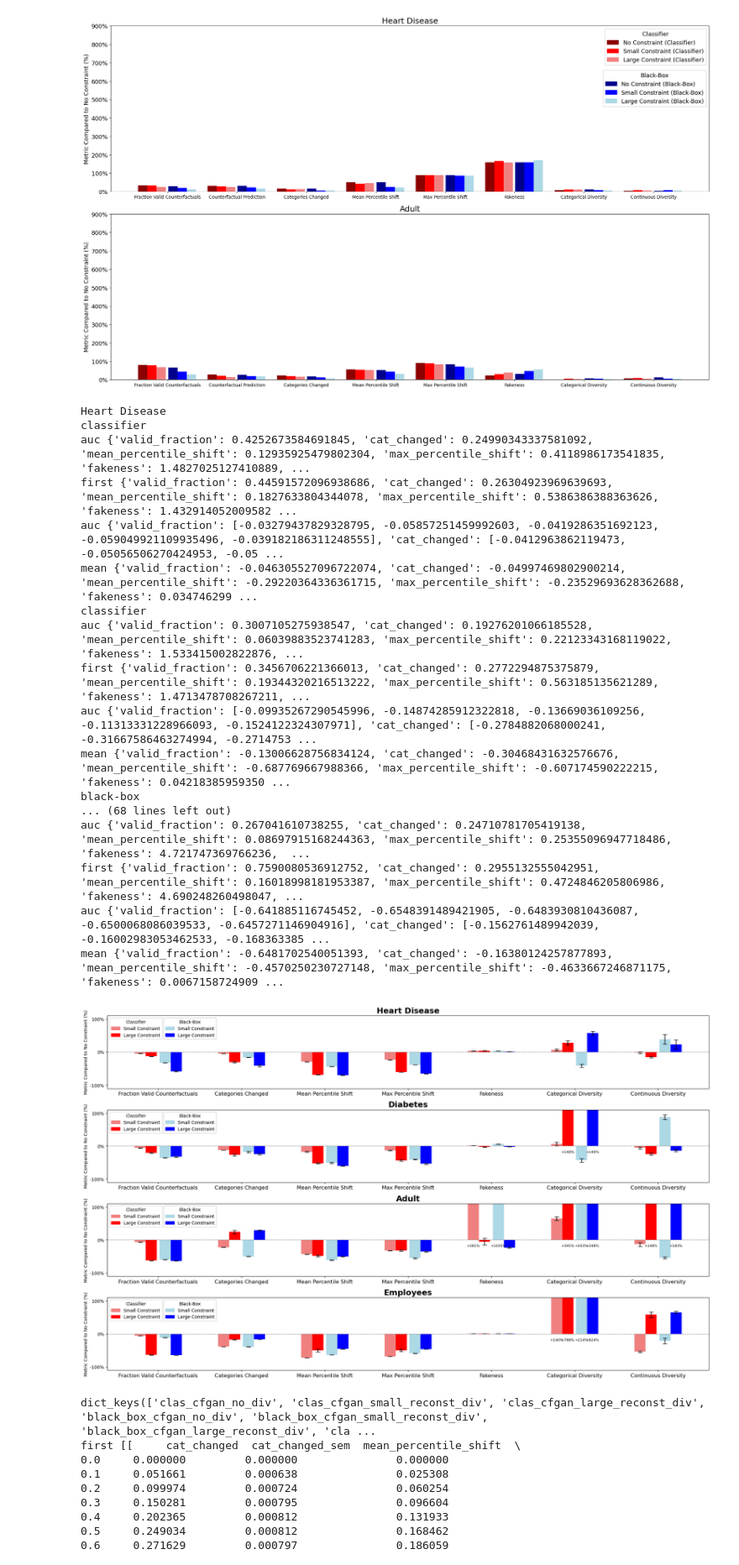
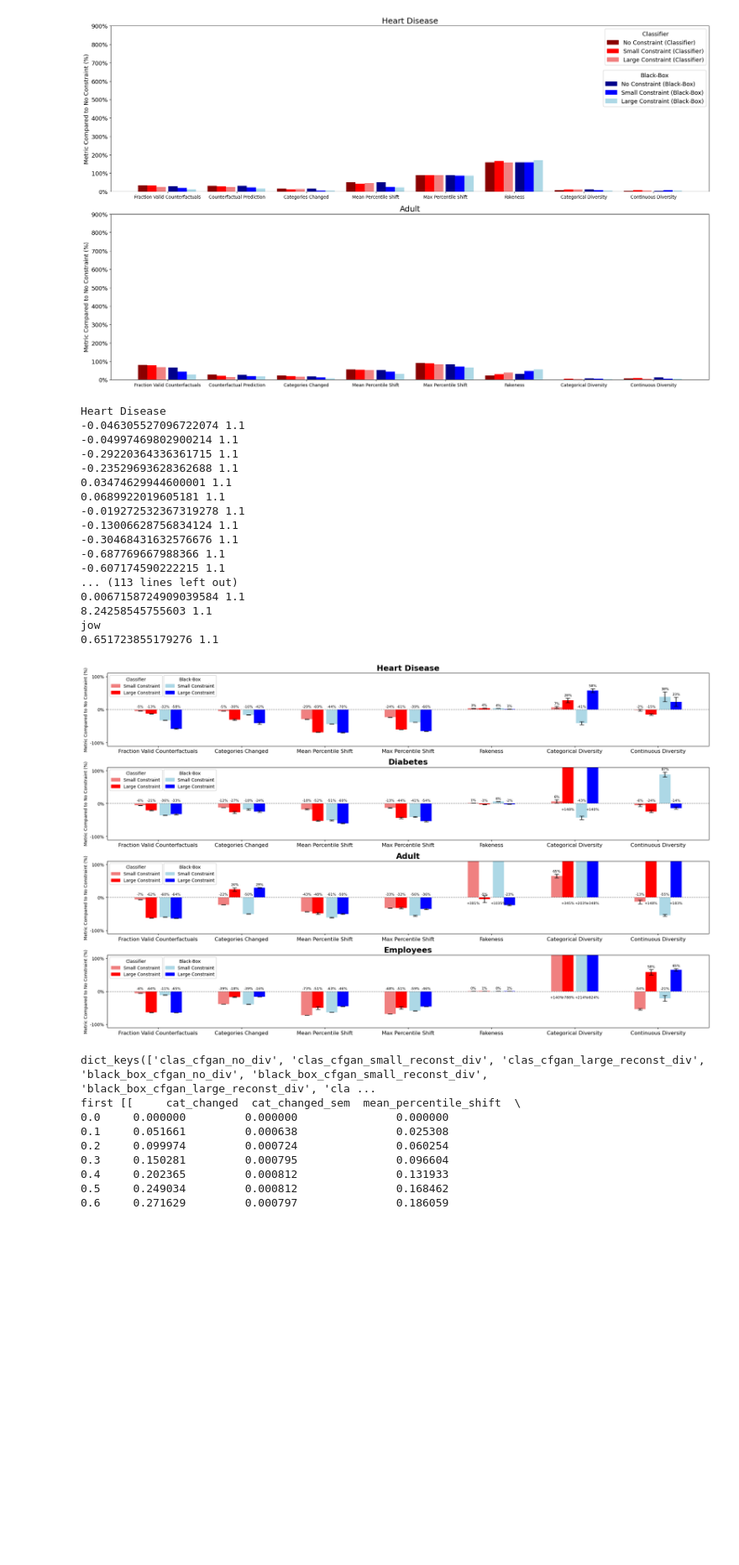
Before and after one commit to stighellemans/fcegan, a Jupyter notebook: examples/plotting.ipynb, the cells around one changed output. Shown at 84% size. Drawn from its saved outputs; the diff is of its cells as text; code cells hidden in the pictures; blank space fills up the shorter version.

```diff
--- a/examples/plotting.ipynb
+++ b/examples/plotting.ipynb
@@ -586,18 +586,33 @@ for ax, (dataset_name, dataset_flexibilities) in zip(axes, plot_flexibilities.it
     print(dataset_name)
     for i, ((exp, type), color, label) in enumerate(zip(types.items(), colors, labels)):
         auc_values = {col: np.mean([(auc(flex.index, flex[col])) for flex in dataset_flexibilities[exp]]) for col in metrics}
-        print(type)
-        print("auc", auc_values)
-        print("first", first[i % 2])
         auc_values = {col: [(auc(flex.index, flex[col]) - first[i % 2][col]) / abs(first[i % 2][col]) for flex in dataset_flexibilities[exp]] for col in metrics}
-        print("auc", auc_values)
         mean_auc_values = {col: np.mean(auc_values[col]) for col in metrics}
-        print("mean", mean_auc_values)
         sem_auc_values = {col: np.std(auc_values[col]) / np.sqrt(len(auc_values[col])) for col in metrics}
 
         group_index = i // 2  # Determine the group index
         bar_positions_shifted = bar_positions * category_space + i * bar_width + group_index * group_space
-        ax.bar(bar_positions_shifted, list(mean_auc_values.values()), yerr=list(sem_auc_values.values()), width=bar_width, label=label, color=color, capsize=5)
+        bars = ax.bar(bar_positions_shifted, list(mean_auc_values.values()), yerr=list(sem_auc_values.values()), width=bar_width, label=label, color=color, capsize=5)
+        ax.set_ylim(-1.1, 1.1)
+
+        # Add markers for values outside the y-limits
+        for bar, error in zip(bars, list(sem_auc_values.values())):
+            height = bar.get_height()
+            print(height, ax.get_ylim()[1])
+
+            if height > ax.get_ylim()[1]:
+                print("jow")
+                ax.annotate(f'+{height*100:.0f}%', xy=(bar.get_x() + bar.get_width() / 2, 0),
+                            xytext=(0, -10), textcoords="offset points", ha='center', va='top', color='black', fontsize=8)
+            elif height < ax.get_ylim()[0]:
+                ax.annotate(f'{height*100:.0f}%', xy=(bar.get_x() + bar.get_width() / 2, 0),
+                            xytext=(0, 3), textcoords="offset points", ha='center', va='bottom', color='black', fontsize=8)
+            elif height > 0:
+                ax.annotate(f'{height*100:.0f}%', xy=(bar.get_x() + bar.get_width() / 2, height + error),
+                            xytext=(0, 3), textcoords="offset points", ha='center', va='bottom', color='black', fontsize=8)
+            else:
+                ax.annotate(f'{height*100:.0f}%', xy=(bar.get_x() + bar.get_width() / 2, 0),
+                            xytext=(0, 3), textcoords="offset points", ha='center', va='bottom', color='black', fontsize=8)
 
     # Set y-ticks to be per 100% step
     ax.yaxis.set_major_locator(plt.MultipleLocator(1.0))
@@ -609,60 +624,50 @@ for ax, (dataset_name, dataset_flexibilities) in zip(axes, plot_flexibilities.it
     ax.set_xticks(xtick_positions)
     ax.set_xticklabels(list(metric_labels.values()), fontsize=12)
 
     # Set labels and title
     ax.set_ylabel('Metric Compared to No Constraint (%)', fontsize=10)
     ax.set_title(f'{dataset_name}', fontsize=18, fontweight='bold')
     ax.axhline(y=0, color='gray', linestyle='--', linewidth=1)
 
-    ax.set_ylim(-1.1, 1.1)
 
-    # Add markers for values outside the y-limits
-    for bar in ax.patches:
-        height = bar.get_height()
-        if height > ax.get_ylim()[1]:
-            ax.annotate(f'+{height*100:.0f}%', xy=(bar.get_x() + bar.get_width() / 2, 0),
-                        xytext=(0, -10), textcoords="offset points", ha='center', va='top', color='black', fontsize=8)
-        elif height < ax.get_ylim()[0]:
-            ax.annotate(f'{height*100:.0f}%', xy=(bar.get_x() + bar.get_width() / 2, 0),
-                        xytext=(0, 3), textcoords="offset points", ha='center', va='bottom', color='black', fontsize=8)
 
 # Create custom legend handles for classifier and black-box
 classifier_patches = [mpatches.Patch(color=colors[i], label=labels[i]) for i in range(2)]
 black_box_patches = [mpatches.Patch(color=colors[i], label=labels[i]) for i in range(2, 4)]
 
 for ax in axes:
     # Add the classifier legend
     legend1 = ax.legend(handles=classifier_patches, title="Classifier", loc='upper left')
 
     # Add the black-box legend
     legend2 = ax.legend(handles=black_box_patches, title="Black-Box", loc='upper left', bbox_to_anchor=(0.09, 1))
 
     # Add the legends to the axis
     ax.add_artist(legend1)
     ax.add_artist(legend2)
 
 # Adjust the layout to accommodate the legends
 plt.tight_layout(rect=[0, 0, 1, 1])
 plt.savefig(f"figures/divergence.png", dpi=100, bbox_inches='tight')
 # %% [output]
 Heart Disease
-classifier
-auc {'valid_fraction': 0.4252673584691845, 'cat_changed': 0.24990343337581092, 'mean_percentile_shift': 0.12935925479802304, 'max_percentile_shift': 0.4118986173541835, 'fakeness': 1.4827025127410889, ...
-first {'valid_fraction': 0.44591572096938686, 'cat_changed': 0.26304923969639693, 'mean_percentile_shift': 0.1827633804344078, 'max_percentile_shift': 0.5386386388363626, 'fakeness': 1.432914052009582 ...
-auc {'valid_fraction': [-0.03279437829328795, -0.05857251459992603, -0.0419286351692123, -0.059049921109935496, -0.039182186311248555], 'cat_changed': [-0.0412963862119473, -0.05056506270424953, -0.05 ...
-mean {'valid_fraction': -0.046305527096722074, 'cat_changed': -0.04997469802900214, 'mean_percentile_shift': -0.29220364336361715, 'max_percentile_shift': -0.23529693628362688, 'fakeness': 0.034746299 ...
-classifier
-auc {'valid_fraction': 0.3007105275938547, 'cat_changed': 0.19276201066185528, 'mean_percentile_shift': 0.06039883523741283, 'max_percentile_shift': 0.22123343168119022, 'fakeness': 1.533415002822876, ...
-first {'valid_fraction': 0.3456706221366013, 'cat_changed': 0.2772294875375879, 'mean_percentile_shift': 0.19344320216513222, 'max_percentile_shift': 0.563185135621289, 'fakeness': 1.4713478708267211, ...
-auc {'valid_fraction': [-0.09935267290545996, -0.14874285912322818, -0.13669036109256, -0.11313331228966093, -0.1524122324307971], 'cat_changed': [-0.2784882068000241, -0.31667586463274994, -0.2714753 ...
-mean {'valid_fraction': -0.13006628756834124, 'cat_changed': -0.30468431632576676, 'mean_percentile_shift': -0.687769667988366, 'max_percentile_shift': -0.607174590222215, 'fakeness': 0.04218385959350 ...
-black-box
-... (68 lines left out)
-auc {'valid_fraction': 0.267041610738255, 'cat_changed': 0.24710781705419138, 'mean_percentile_shift': 0.08697915168244363, 'max_percentile_shift': 0.25355096947718486, 'fakeness': 4.721747369766236,  ...
-first {'valid_fraction': 0.7590080536912752, 'cat_changed': 0.2955132555042951, 'mean_percentile_shift': 0.16018998181953387, 'max_percentile_shift': 0.4724846205806986, 'fakeness': 4.690248260498047, ...
-auc {'valid_fraction': [-0.641885116745452, -0.6548391489421905, -0.6483930810436087, -0.6500068086039533, -0.6457271146904916], 'cat_changed': [-0.1562761489942039, -0.16002983053462533, -0.168363385 ...
-mean {'valid_fraction': -0.6481702540051393, 'cat_changed': -0.16380124257877893, 'mean_percentile_shift': -0.4570250230727148, 'max_percentile_shift': -0.4633667246871175, 'fakeness': 0.0067158724909 ...
+-0.046305527096722074 1.1
+-0.04997469802900214 1.1
+-0.29220364336361715 1.1
+-0.23529693628362688 1.1
+0.03474629944600001 1.1
+0.0689922019605181 1.1
+-0.019272532367319278 1.1
+-0.13006628756834124 1.1
+-0.30468431632576676 1.1
+-0.687769667988366 1.1
+-0.607174590222215 1.1
+... (113 lines left out)
+0.0067158724909039584 1.1
+8.24258545755603 1.1
+jow
+0.651723855179276 1.1
-[figure, old version]
+[figure, new version]
 # %%
 from sklearn.metrics import auc
 import numpy as np
```
